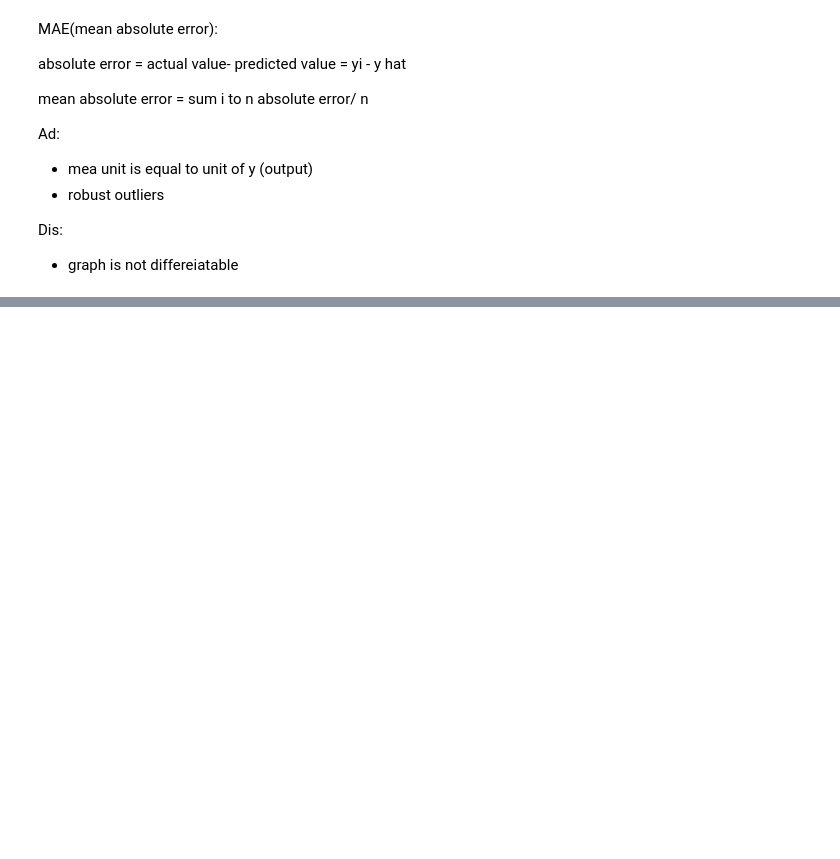
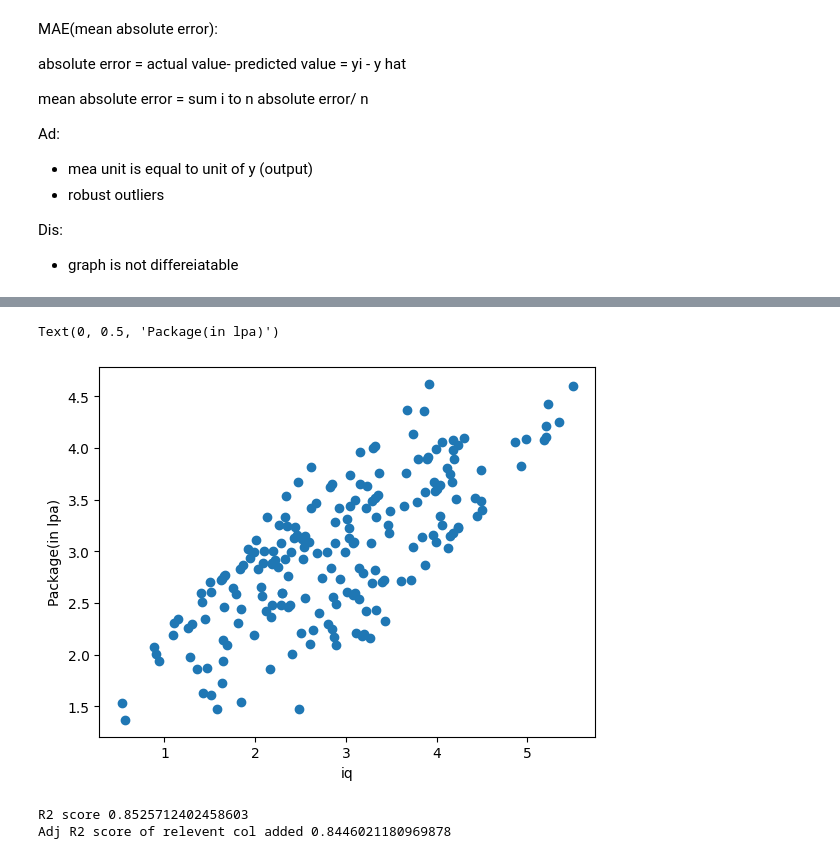
Before and after one commit to Avit-hodibu/Regression, a Jupyter notebook: Regression.ipynb, the cells around one changed output, grey strips where cells are left out. Cells and saved outputs as stored; diff of their text form; code cells hidden in the pictures; blank space fills up the shorter version.

```diff
--- a/Regression.ipynb
+++ b/Regression.ipynb
@@ -261,0 +437,28 @@ Dis:
+# %%
+# relevent
+new_df2 = df.copy()
+
+new_df2['iq'] = new_df2['package'] + (np.random.randint(-12,12,200)/10)
+
+new_df2 = new_df2[['cgpa','iq','package']]
+
+plt.scatter(new_df2['iq'],new_df2['package'])
+plt.xlabel('iq')
+plt.ylabel('Package(in lpa)')
+# %% [output]
+Text(0, 0.5, 'Package(in lpa)')
+[figure, added]
+# %%
+X = new_df2.iloc[:,0:2]
+y = new_df2.iloc[:,-1]
+X_train,X_test,y_train,y_test = train_test_split(X,y,test_size=0.2,random_state=2)
+lr = LinearRegression()
+lr.fit(X_train,y_train)
+y_pred = lr.predict(X_test)
+print("R2 score",r2_score(y_test,y_pred))
+r2 = r2_score(y_test,y_pred)
+r2adj= 1- ((1-r2)*(len(y_test)-1)/(len(y_test)-X_test.shape[1]-1))
+print("Adj R2 score of relevent col added",r2adj)
+# %% [output]
+R2 score 0.8525712402458603
+Adj R2 score of relevent col added 0.8446021180969878
```
Also changed, not shown: parts of 19 cells of this notebook.
